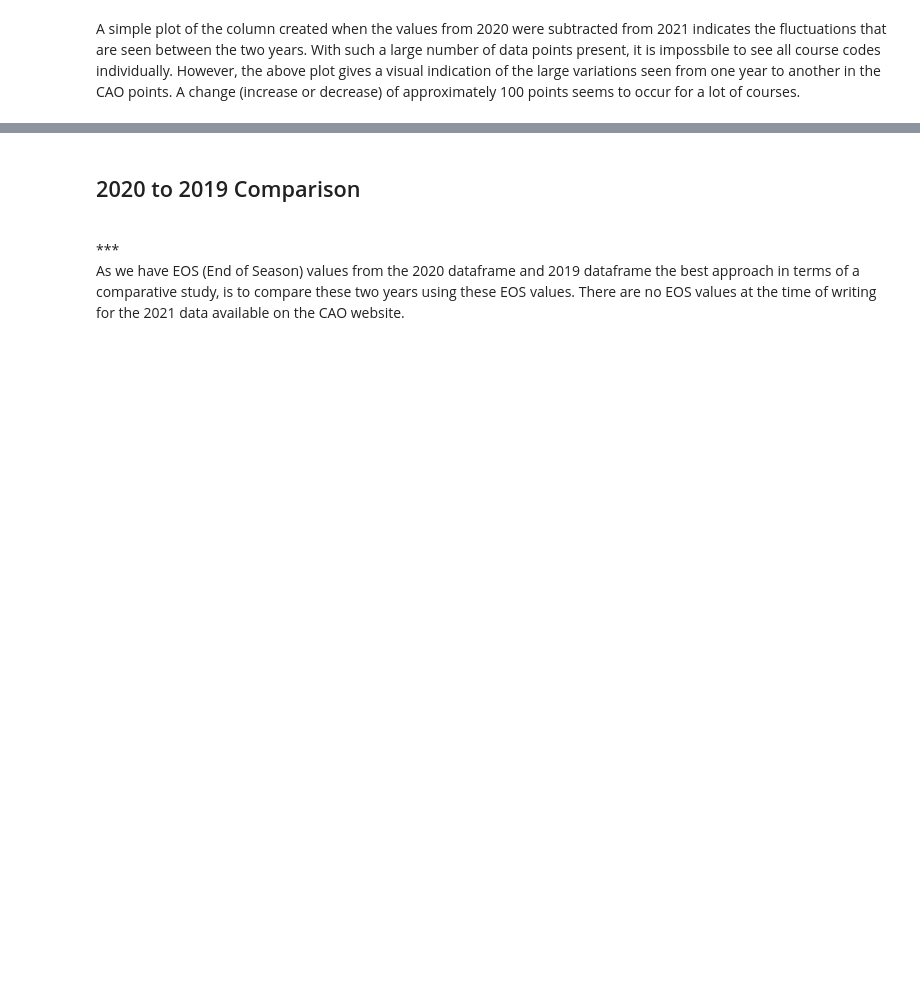
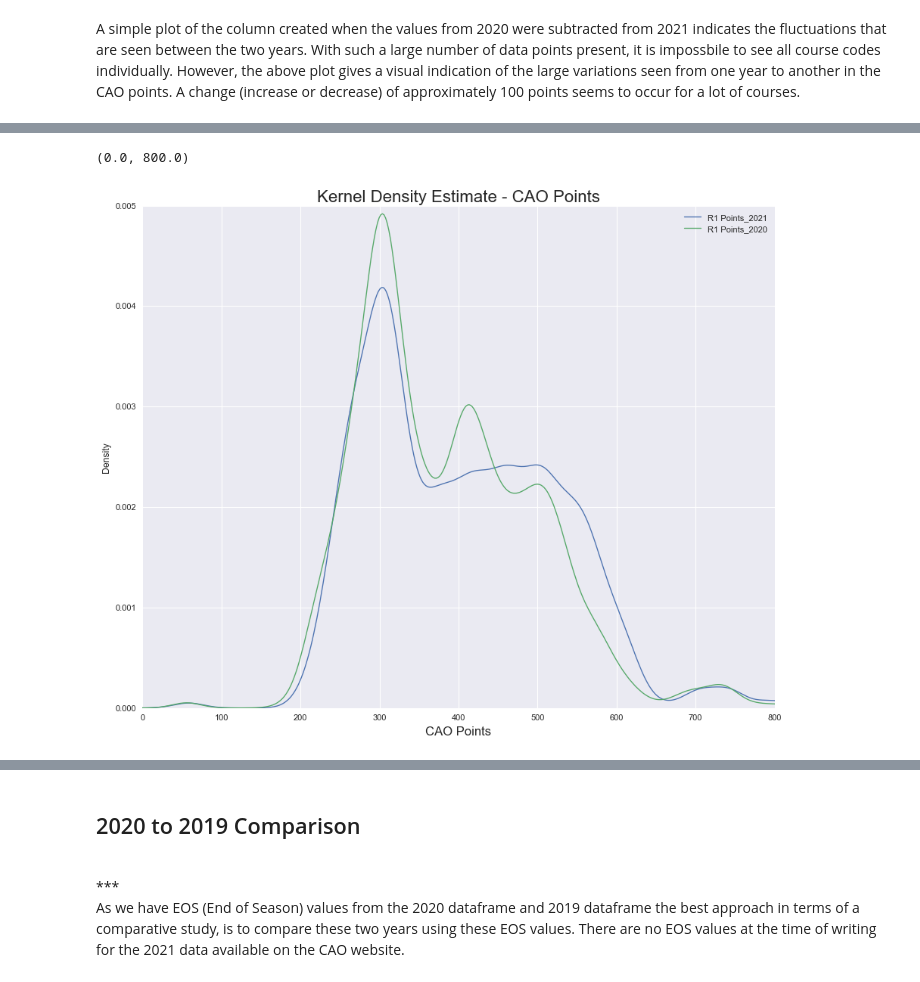
Before and after one commit to G00398275/FODA2021, a Jupyter notebook: cao.ipynb, the cells around one changed output, grey strips where cells are left out. Drawn from its saved outputs; the diff is of its cells as text; code cells hidden in the pictures; blank space fills up the shorter version.

```diff
--- a/cao.ipynb
+++ b/cao.ipynb
@@ -766,0 +774,10 @@ plt.show()
+# %%
+plt.style.use('seaborn')
+plt.rcParams["figure.figsize"] = (12,10)
+allcourses.plot.kde(bw_method=0.15, linewidth = 1.2)
+plt.xlabel('CAO Points', size=15)
+plt.title ('Kernel Density Estimate - CAO Points', size=20)
+plt.xlim([0, 800])
+# %% [output]
+(0.0, 800.0)
+[figure, added]
```
Also changed, not shown: parts of 25 cells of this notebook, 5 other files.
